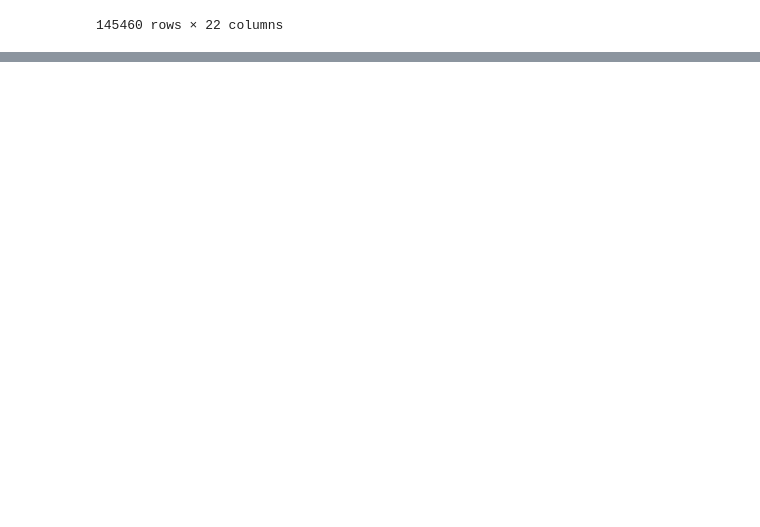
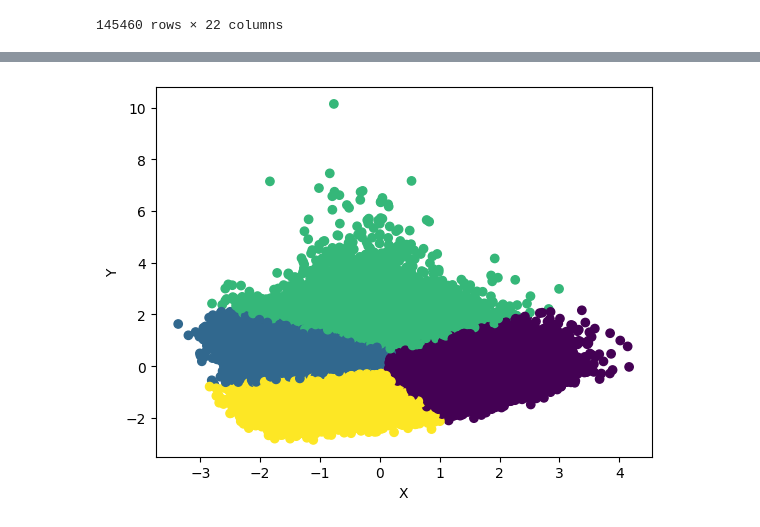
Before and after one commit to Manas-AI-Taskphase/Aditya-Bhansali, a Jupyter notebook: Clustering_Kmean.ipynb, the cells around one changed output, grey strips where cells are left out. Saved outputs shown, nothing was run; the diff lists cells and outputs as text; code cells hidden in the pictures; blank space fills up the shorter version.

```diff
--- a/Clustering_Kmean.ipynb
+++ b/Clustering_Kmean.ipynb
@@ -272,0 +303,46 @@ plt.scatter(x=pca_df["PC1"],y=pca_df['PC2'],c=pca_df['kmeans_4'])
+# %%
+def euclidean_distance(point, data):
+    return np.sqrt(np.sum((point - data)**2, axis=1))
+# %%
+def K_means(k, X, max_iterations=200):
+    centroids = np.random.uniform(np.amin(X, axis=0), np.amax(X, axis=0), size=(k, X.shape[1]))
+    for i in range(max_iterations):
+        y=[]
+
+        for data_point in X:
+            distances = euclidean_distance(data_point, centroids)
+            cluster_num = np.argmin(distances)
+            y.append(cluster_num)
+
+        y = np.array(y)
+
+        cluster_indices = []
+
+        for i in range(k):
+            cluster_indices.append(np.argwhere(y == i))
+
+        cluster_centers = []
+
+        for i, indices in enumerate(cluster_indices):
+            if len(indices) == 0:
+                cluster_centers.append(centroids[i])
+            else:
+                cluster_centers.append(np.mean(X[indices], axis=0)[0])
+
+        if np.max(centroids - np.array(cluster_centers)) < 0.0001:
+            break
+        else:
+            centroids = np.array(cluster_centers)
+
+    return y
+# %%
+k = 4
+max_iters = 300
+cluster= K_means(k, X, max_iters)
+# %%
+plt.scatter(X[:, 0], X[:, 1], c=cluster, cmap='viridis')
+plt.xlabel('X')
+plt.ylabel('Y')
+plt.show()
+# %% [output]
+[figure, added]
```
Also changed, not shown: parts of 4 cells of this notebook.
